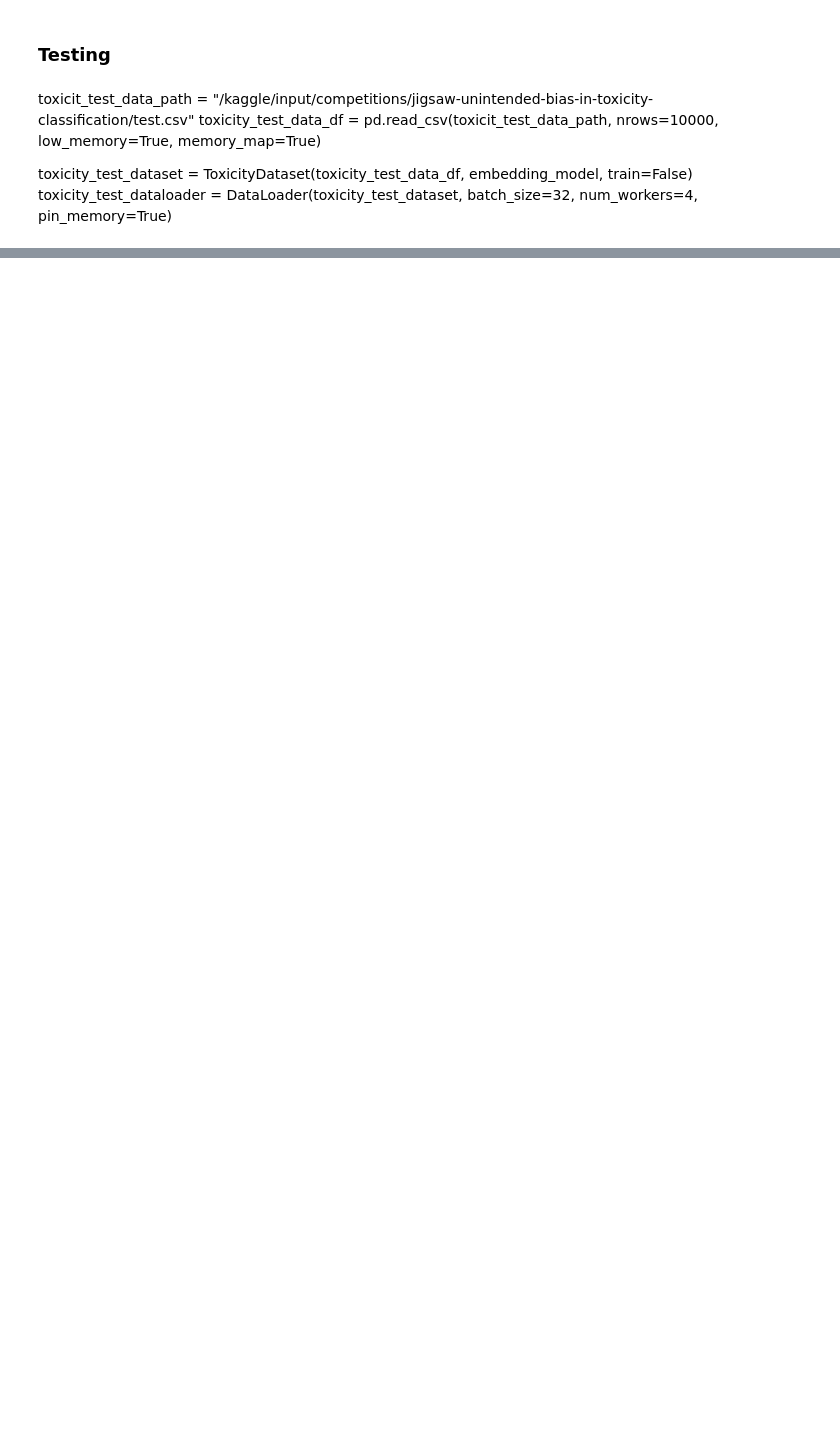
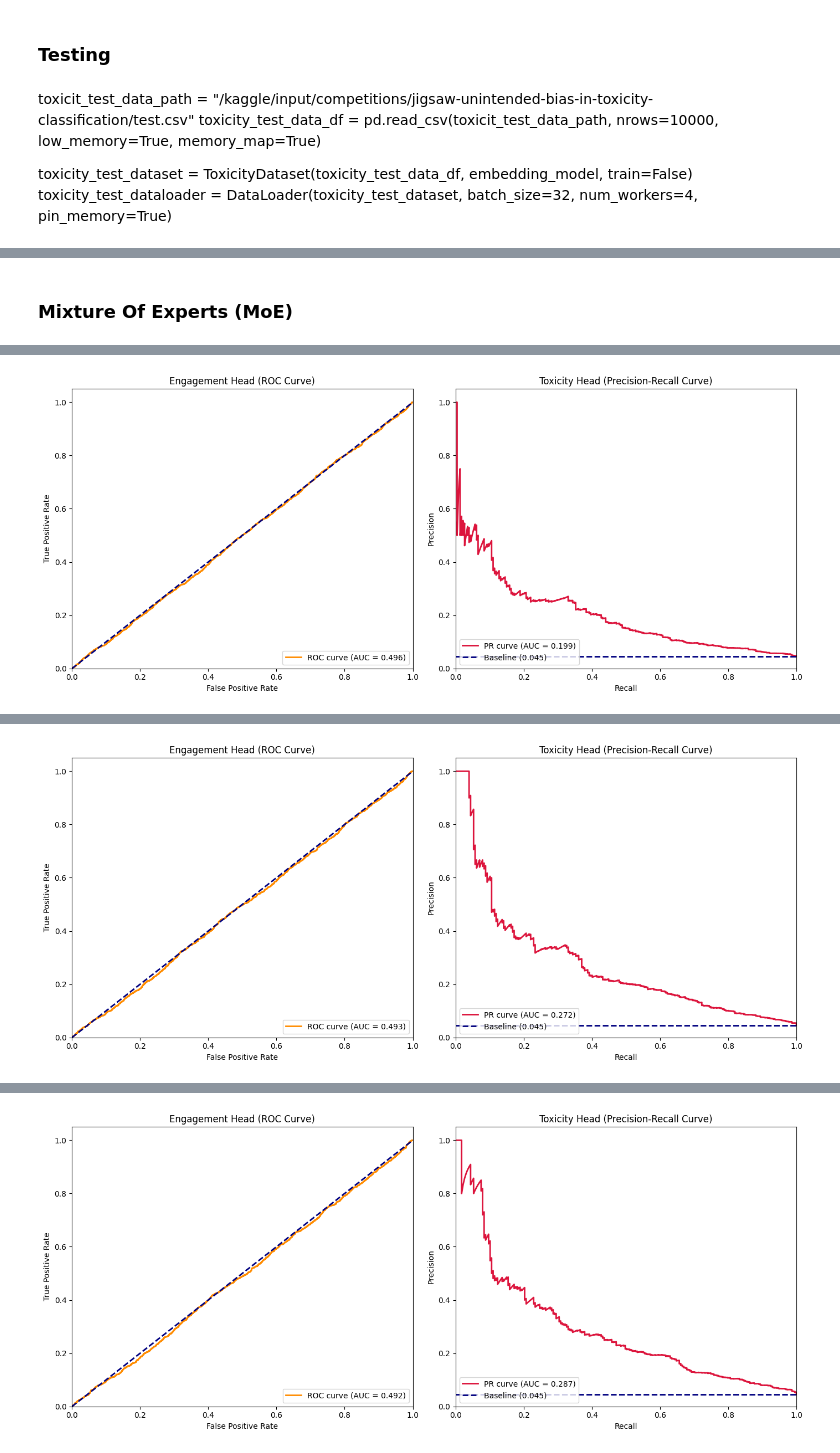
Before and after one commit to Ranvirsv/Advance_Multi_Task_Learning, a Jupyter notebook: Notebooks/Multi-Task Learning Notebook.ipynb, the cells around one changed output, grey strips where cells are left out. Cells and saved outputs as stored; diff of their text form; code cells hidden in the pictures; blank space fills up the shorter version.

Commit message:
Adding Basic MoE and MMoE implementations

```diff
--- a/Notebooks/Multi-Task Learning Notebook.ipynb
+++ b/Notebooks/Multi-Task Learning Notebook.ipynb
@@ -430,0 +428,2 @@ I genuinely loved this movie, the cinematography was be...   | 0.5102          |
+# %% [markdown]
+### Mixture Of Experts (MoE)
@@ -430,0 +449,46 @@ I genuinely loved this movie, the cinematography was be...   | 0.5102          |
+# %%
+class BasicMoE(nn.Module):
+    def __init__(self, input_dim, output_dim, num_experts):
+        super().__init__()
+
+        self.num_experts = num_experts
+        self.experts = nn.ModuleList(
+            [
+                ExpertNetwork(input_dim, output_dim) for _ in range(self.num_experts)
+            ]
+        )
+
+        self.gating_network = GatingNetwork(input_dim, self.num_experts)
+
+        # 2. Task Head A: Engagement (Input 128 -> Output 1)
+        self.engagement_head = nn.Sequential(
+            nn.Linear(128, 1),
+            nn.Sigmoid()
+        )
+
+        # 2. Task Head B: Toxicity (Input 128 -> Output 1)
+        self.toxicity_head = nn.Sequential(
+            nn.Linear(128, 1),
+            nn.Sigmoid()
+        )
+
+    def forward(self, x):
+        expert_weight = self.gating_network(x)
+        expert_out_list = [
+            expert(x) for expert in self.experts
+        ]
+        expert_out = torch.stack(expert_out_list, dim=1)
+        model_out = torch.sum(expert_weight @ expert_out, dim=1)
+
+        engagement_out = self.engagement_head(model_out)
+        toxicity_out = self.toxicity_head(model_out)
+        return engagement_out, toxicity_out
+# %%
+basic_MoE_model = BasicMoE(384, 128, 8)
+basic_MoE_model.to(device)
+criterion = [nn.BCELoss(), nn.BCELoss()]
+lr = 0.0001
+optimizer = torch.optim.Adam(basic_MoE_model.parameters(), lr=lr, weight_decay=0.001)
+# %%
+train(basic_MoE_model, toxicity_train_dataloader, toxicity_valid_dataloader, criterion, optimizer)
+# %% [output]
@@ -430,0 +504 @@ I genuinely loved this movie, the cinematography was be...   | 0.5102          |
+[figure, added]
@@ -430,0 +516 @@ I genuinely loved this movie, the cinematography was be...   | 0.5102          |
+[figure, added]
@@ -430,0 +528 @@ I genuinely loved this movie, the cinematography was be...   | 0.5102          |
+[figure, added]
```
Also changed, not shown: parts of 19 cells of this notebook, 10 other files.
